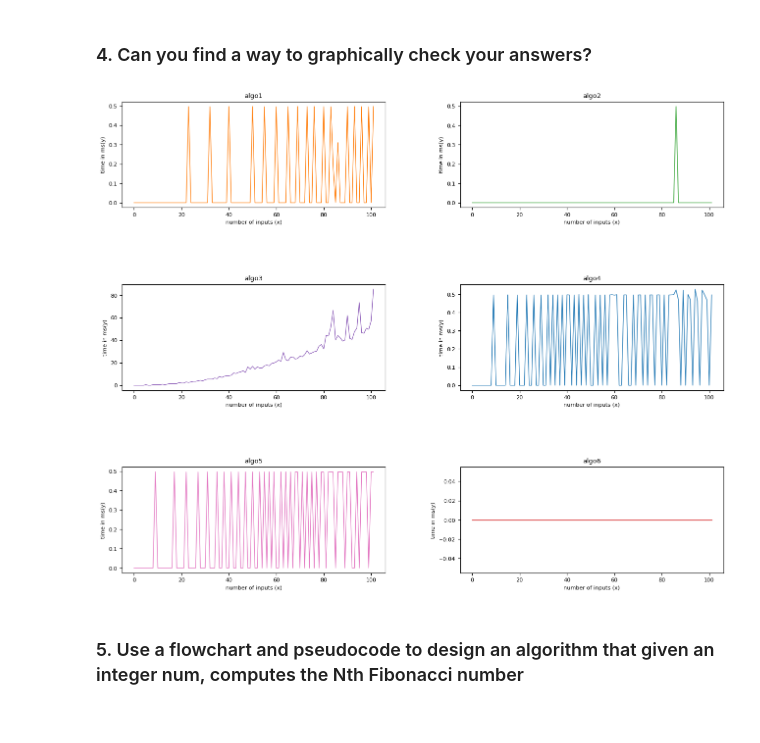
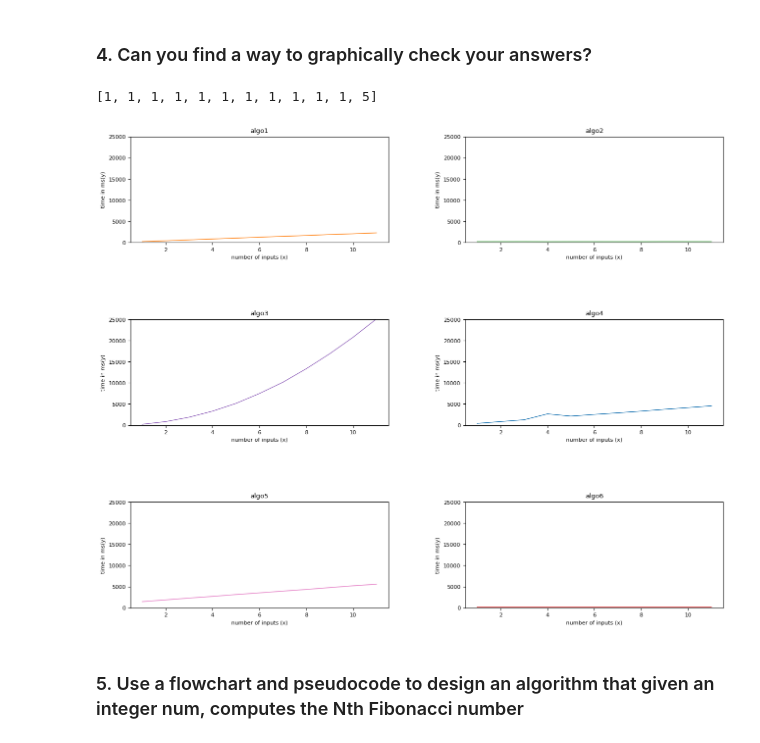
Before and after one commit to itsdragzz/TGS_algorithmics, a Jupyter notebook: 2 Algorithmics efficiency/efficiency_notebook.ipynb, the cells around one changed output. Drawn from its saved outputs; the diff is of its cells as text; code cells hidden in the pictures.

Commit message:
added sleep

```diff
--- a/2 Algorithmics efficiency/efficiency_notebook.ipynb
+++ b/2 Algorithmics efficiency/efficiency_notebook.ipynb
@@ -49,6 +54,7 @@ def algo3(items):
     for item in items:
         for item2 in items:
             print(item, ' ' ,item2)
+            time.sleep(time_)
             #return (item, ' ' ,item2)
 
 #algo3([4, 5, 6, 8])
@@ -60,10 +66,12 @@ $ O(n^2) $
 def algo4(items):
     for item in items:
         print(item)
+        time.sleep(time_)
         #return item
 
     for item in items:
         print(item)
+        time.sleep(time_)
         #return item
 #algo4([4, 5, 6, 8])
 # %% [markdown]
@@ -75,14 +83,17 @@ def algo5(items):
 
     for i in range(5):
         print("Python is awesome")
+        time.sleep(time_)
         #return "Python is awesome"
 
     for item in items:
         print(item)
+        time.sleep(time_)
         #return item
 
     for item in items:
         print(item)
+        time.sleep(time_)
         #return item
 
     print("Big O")
@@ -99,6 +110,8 @@ def algo6(num, items):
     for item in items:
         if item == num:
             print(item)
+            time.sleep(time_)
+
             return True
 
 
@@ -135,11 +148,11 @@ def run(run) -> int:
 
         if i == algo6:
             print("RUNNING ALGO6")
-            #defines variables
+            #defines variablescmd
             loop_6 = 0
             arr_size = 1
-            time_arr_y = [0] #defines arrays
-            arr_size_x = [0]
+            time_arr_y = [] #defines arrays
+            arr_size_x = []
 
             arr_6 = [5] #defines arr as a 5
 
@@ -148,6 +161,9 @@ def run(run) -> int:
                 startt = time.time() #stats time
                 algo6(5, arr_6)
                 endt = time.time() #ends times
+                clear_output(wait=True) #delete the text
+
+
 
                 arr_size_x.append(arr_size)
                 arr_size += incr_arr_size #create a new array size - inc by one
@@ -170,8 +186,8 @@ def run(run) -> int:
             loop = 0
             arr_size = 1
             graph_pos = 0
-            time_arr_y = [0]
-            arr_size_x = [0]
+            time_arr_y = []
+            arr_size_x = []
 
             while loop <= run: #loops until the value reaches 'run'
                 arr = np.ones(arr_size) #defines arr as a list of an array of 1's
@@ -179,37 +195,43 @@ def run(run) -> int:
                 startt = time.time() #stats time
                 i(arr) #calls the function
                 endt = time.time() #ends times
+
+                clear_output(wait=True) #delete the text
+                #time.sleep(2)
 
                 arr_size_x.append(arr_size)
                 arr_size += incr_arr_size #increases the arr size by one
 
                 #calulates time
                 elapsed_time = endt - startt #gets the elapsed time
                 final_res = elapsed_time * 1000
                 time_arr_y.append(final_res) #appends the array of x into elasped_time
 
                 #put the results in the correct position of the graph
                 loop = loop + 1 #increases the loop by one
 
             #plots the graph
             plt.subplot(3, 2, sub_plot)
             sub_plot += 1
             plt.plot(arr_size_x, time_arr_y, f'tab:{colors[colour_loop]}', linewidth = 1)
             colour_loop += 1
             plt.title(str(i.__name__))
 
     for ax in axs.flat: #lables the graph
         ax.set(xlabel='number of inputs (x)', ylabel='time in ms(y)')
+        ax.set_ylim([0, 25000])
 
-    clear_output(wait=True) #delete the text
+
     fig.tight_layout()
     #orignal ratio: bottom=0.1, right=0.8, top=0.9
+    ax.set_ylim([0, 25000])
     plt.subplots_adjust(bottom=0.25, right=2, top=2.25)
     plt.show()
 
-run(100) #runs the function
+run(10) #runs the function
 # %% [output]
+[1, 1, 1, 1, 1, 1, 1, 1, 1, 1, 1, 5]
-[figure, old version]
+[figure, new version]
 # %% [markdown]
 ### 5. Use a flowchart and pseudocode to design an algorithm that given an integer num, computes the Nth Fibonacci number
 # %% [markdown]
```
Also changed, not shown: parts of 3 cells of this notebook.
